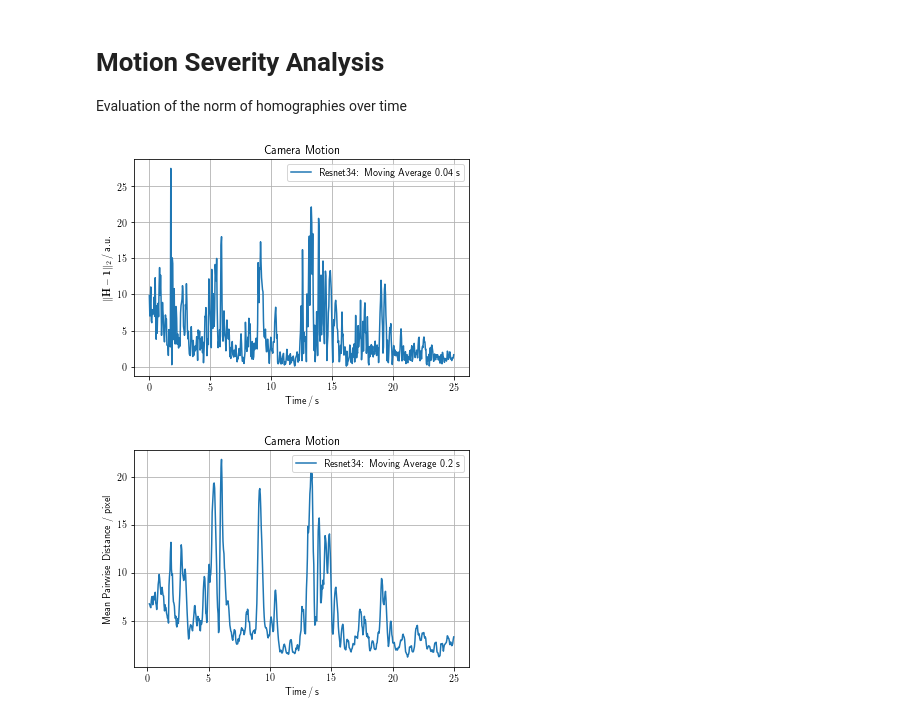
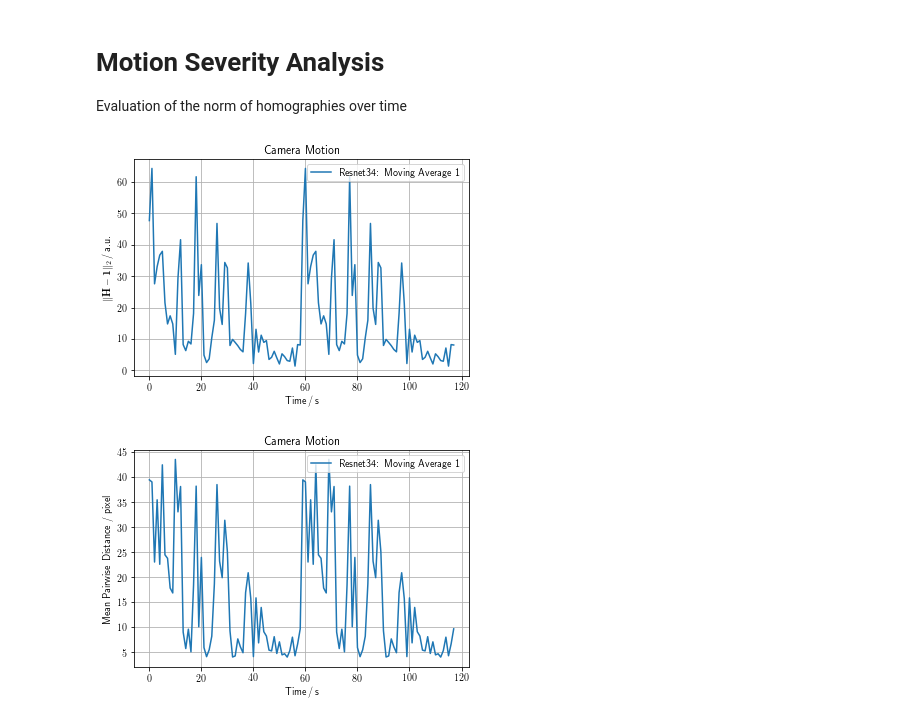
Before and after one commit to RViMLab/MICCAI2023-Camera-Motion-Prediction, a Jupyter notebook: notebooks/20_12_15_eval_homography_regression.ipynb, the cells around one changed output. Drawn from its saved outputs; the diff is of its cells as text; code cells hidden in the pictures.

```diff
--- a/notebooks/20_12_15_eval_homography_regression.ipynb
+++ b/notebooks/20_12_15_eval_homography_regression.ipynb
@@ -238,56 +288,63 @@ Evaluation of the norm of homographies over time
 # %%
 import matplotlib as mpl
 mpl.rcParams['text.usetex'] = True
 mpl.rcParams['text.latex.preamble'] = [r'\usepackage{amsmath}']
 
-# feature_df = pd.read_pickle('cholec80_img_seq_features.pkl')
-feature_df = pd.read_pickle('H_1.pkl')
+feature_df = pd.read_pickle('cholec80_img_seq_features.pkl')
+# feature_df = pd.read_pickle('H_1.pkl')
 
-fps = 25
-start = 0
-end = 25
+# fps = 25
+# start = 0
+# end = 25
 
+# N = 1
+# t = feature_df.t[int(fps*start):int(fps*end)]/fps
+# H = feature_df.H_deep[int(fps*start):int(fps*end)]
 N = 1
-t = feature_df.t[int(fps*start):int(fps*end)]/fps
-H = feature_df.H_deep[int(fps*start):int(fps*end)]
+t = feature_df.t
+H = feature_df.H
 # t = feature_df['t']/fps
 # H = feature_df['H']
 # t = feature_df['t'][0:100]/fps
 # H = feature_df['H'][0:100]
 
 # compute severity of motion
 dH_norm = H.apply(lambda x: np.linalg.norm(x - np.eye(3)))
 
 # compute moving average
 ma_dH_norm = np.convolve(dH_norm, np.ones(N)/N, mode='valid')
 
 plt.title('Camera Motion')
-plt.plot(t[:ma_dH_norm.shape[0]], ma_dH_norm, label='Resnet34: Moving Average {} s'.format(N/fps))
+# plt.plot(t[:ma_dH_norm.shape[0]], ma_dH_norm, label='Resnet34: Moving Average {} s'.format(N/fps))
+plt.plot(t[:ma_dH_norm.shape[0]], ma_dH_norm, label='Resnet34: Moving Average {}'.format(N))
 plt.grid()
 # plt.plot(t[N:dH_norm.shape[0]], dH_norm[N:], label='Homography')
 plt.xlabel(r'Time$\,/\,$s')
 plt.ylabel(r'$\lVert\mathbf{H} - \mathbf{1}\rVert_2\,/\,$a.u.')
 plt.legend()
 # plt.show()
 plt.savefig('out/homography_annotation/moving_average.pdf')
 # %% [output]
-[figure, old version]
+[figure, new version]
 # %%
 import matplotlib as mpl
 mpl.rcParams['text.usetex'] = True
 mpl.rcParams['text.latex.preamble'] = [r'\usepackage{amsmath}']
 
-# feature_df = pd.read_pickle('cholec80_img_seq_features.pkl')
-feature_df = pd.read_pickle('H_1.pkl')
+feature_df = pd.read_pickle('cholec80_img_seq_features.pkl')
+# feature_df = pd.read_pickle('H_1.pkl')
 
-fps = 25
-start = 0
-end = 25
+# fps = 25
+# start = 0
+# end = 25
 
-N = 5
-t = feature_df.t[int(fps*start):int(fps*end)]/fps
+# N = 5
+# t = feature_df.t[int(fps*start):int(fps*end)]/fps
 # duv = feature_df.duv_deep[int(fps*start):int(fps*end)]
-duv = np.stack(feature_df.duv_deep[int(fps*start):int(fps*end)].to_numpy())  # provide numpy alternative
+# duv = np.stack(feature_df.duv_deep[int(fps*start):int(fps*end)].to_numpy())  # provide numpy alternative
+N = 1
+t = feature_df.t
+duv = np.stack(feature_df.duv.to_numpy())
 
 # mean pairwise distance
 # duv_mpd = duv.apply(lambda x: np.linalg.norm(x, axis=1).mean())
@@ -297,11 +354,12 @@ duv_mpd = np.linalg.norm(duv, axis=2).mean(axis=1)  # provide numpy alternative
 ma_duv_mpd = np.convolve(duv_mpd, np.ones(N)/N, mode='valid')
 
 plt.title('Camera Motion')
-plt.plot(t[N-1:], ma_duv_mpd, label='Resnet34: Moving Average {} s'.format(N/fps))
+# plt.plot(t[N-1:], ma_duv_mpd, label='Resnet34: Moving Average {} s'.format(N/fps))
+plt.plot(t[N-1:], ma_duv_mpd, label='Resnet34: Moving Average {}'.format(N))
 plt.grid()
 plt.xlabel(r'Time$\,/\,$s')
 plt.ylabel(r'Mean Pairwise Distance / pixel')
 plt.legend()
 plt.show()
 # %% [output]
-[figure, old version]
+[figure, new version]
```
Also changed, not shown: parts of 8 cells of this notebook, 12 other files.
